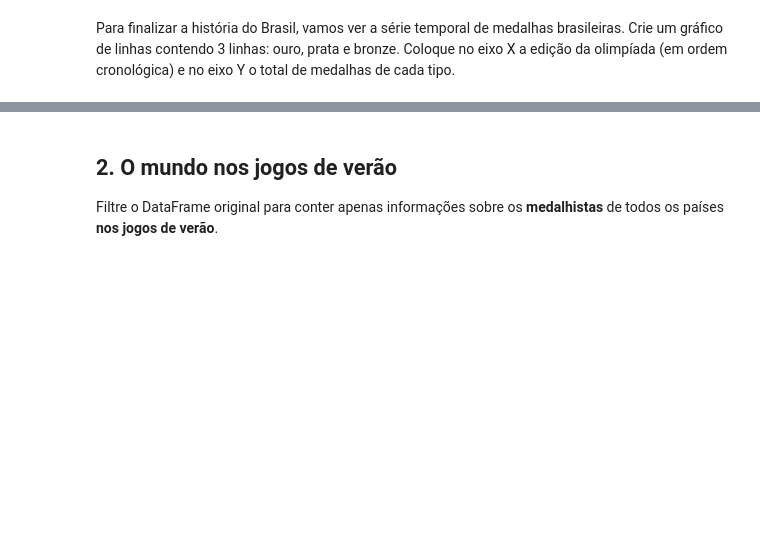
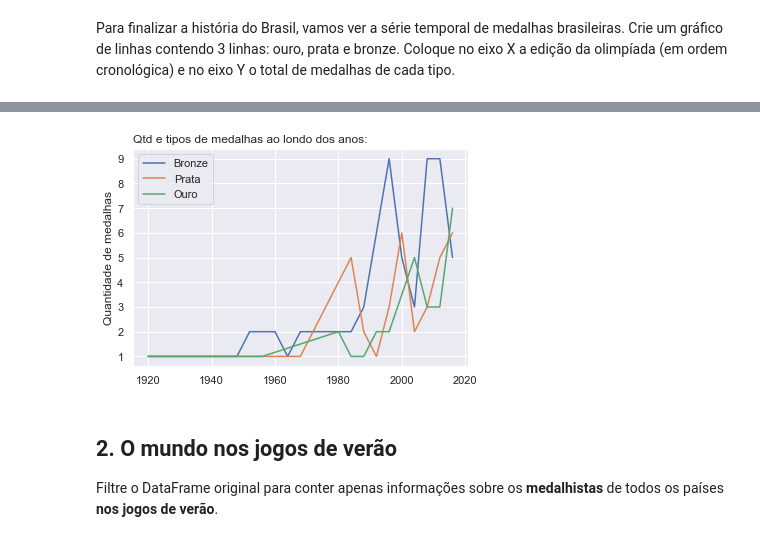
Before and after one commit to pedrobsantana/Projeto-II-Olimpiadas, a Jupyter notebook: Projeto - Dataviz - ADELAIDE.ipynb, the cells around one changed output, grey strips where cells are left out. Saved outputs shown, nothing was run; the diff lists cells and outputs as text; code cells hidden in the pictures; blank space fills up the shorter version.

```diff
--- a/Projeto - Dataviz - ADELAIDE.ipynb
+++ b/Projeto - Dataviz - ADELAIDE.ipynb
@@ -309,2 +352,7 @@ Agora faça um gráfico de setores (pizza) mostrando a distribuição de medalha
 # %% [markdown]
 Para finalizar a história do Brasil, vamos ver a série temporal de medalhas brasileiras. Crie um gráfico de linhas contendo 3 linhas: ouro, prata e bronze. Coloque no eixo X a edição da olimpíada (em ordem cronológica) e no eixo Y o total de medalhas de cada tipo.
+# %%
+df_atletas_brasil_medalhas_evento_edicao = pd.DataFrame(df_atletas_brasil_medalhas_evento.groupby(by = 'Year')['Medal'].value_counts())
+df_atletas_brasil_medalhas_evento_edicao.rename(columns = {'Medal': 'Quantity'}, inplace = True)
+df_atletas_brasil_medalhas_evento_edicao.reset_index(inplace = True)
+df_atletas_brasil_medalhas_evento_edicao.head()
@@ -310,0 +366,6 @@ Para finalizar a história do Brasil, vamos ver a série temporal de medalhas br
+# %%
+df_atletas_brasil_medalhas_evento_edicao_bronze = df_atletas_brasil_medalhas_evento_edicao[df_atletas_brasil_medalhas_evento_edicao['Medal']== 'Bronze']
+df_atletas_brasil_medalhas_evento_edicao_prata = df_atletas_brasil_medalhas_evento_edicao[df_atletas_brasil_medalhas_evento_edicao['Medal']== 'Silver']
+df_atletas_brasil_medalhas_evento_edicao_ouro = df_atletas_brasil_medalhas_evento_edicao[df_atletas_brasil_medalhas_evento_edicao['Medal']== 'Gold']
+
+df_atletas_brasil_medalhas_evento_edicao_bronze.head()
@@ -311,3 +379,13 @@ Para finalizar a história do Brasil, vamos ver a série temporal de medalhas br
+# %%
+fig7 = plt.plot(df_atletas_brasil_medalhas_evento_edicao_bronze['Year'], df_atletas_brasil_medalhas_evento_edicao_bronze['Quantity'], label = 'Bronze');
+fig7 = plt.plot(df_atletas_brasil_medalhas_evento_edicao_prata['Year'], df_atletas_brasil_medalhas_evento_edicao_prata['Quantity'], label = 'Prata')
+fig7 = plt.plot(df_atletas_brasil_medalhas_evento_edicao_ouro['Year'], df_atletas_brasil_medalhas_evento_edicao_ouro['Quantity'], label = 'Ouro')
+plt.title('Qtd e tipos de medalhas ao londo dos anos:', loc = 'left')
+plt.ylabel('Quantidade de medalhas');
+plt.legend()
+fig7;
+# %% [output]
+[figure, added]
 # %% [markdown]
 ## 2. O mundo nos jogos de verão
 
```
Also changed, not shown: parts of 31 cells of this notebook.
